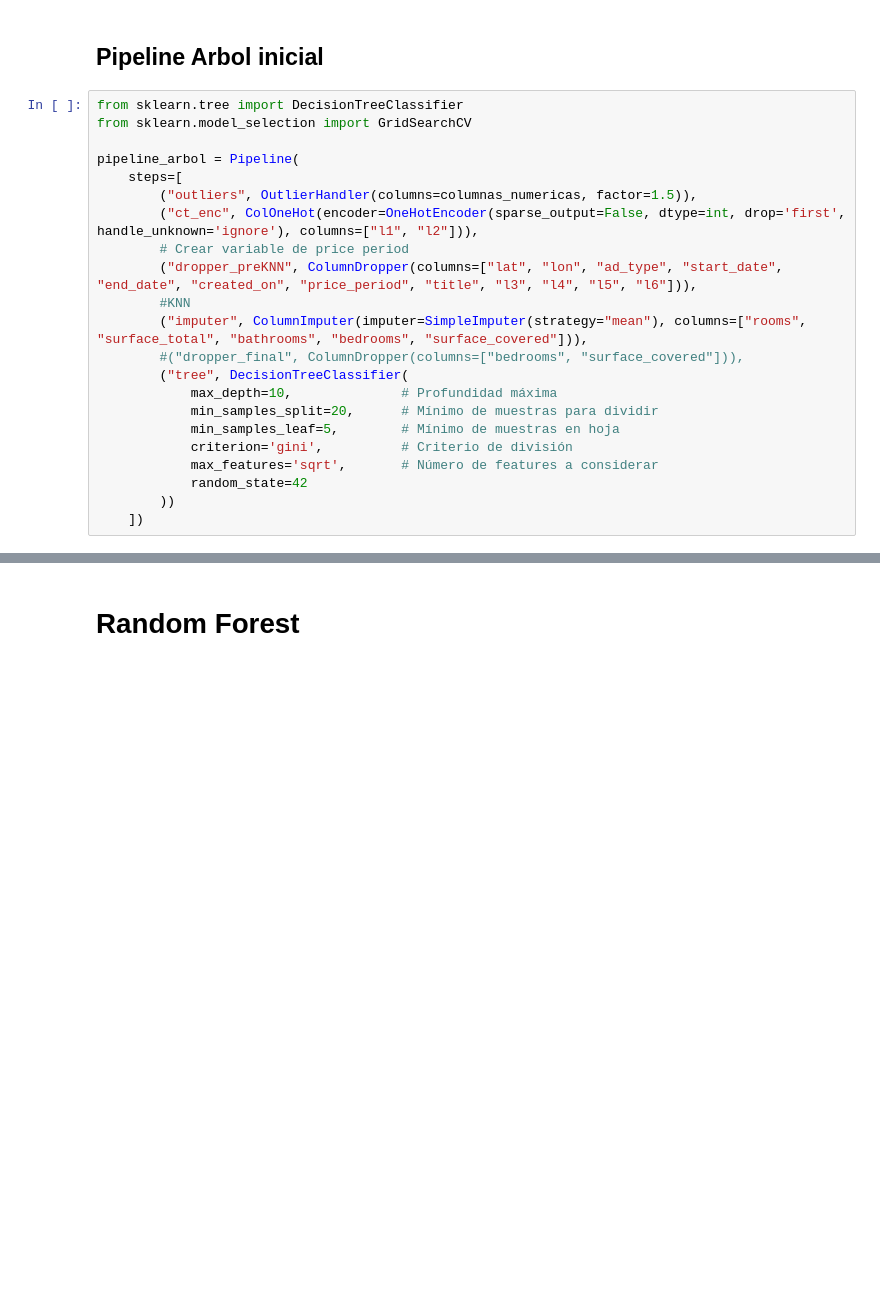
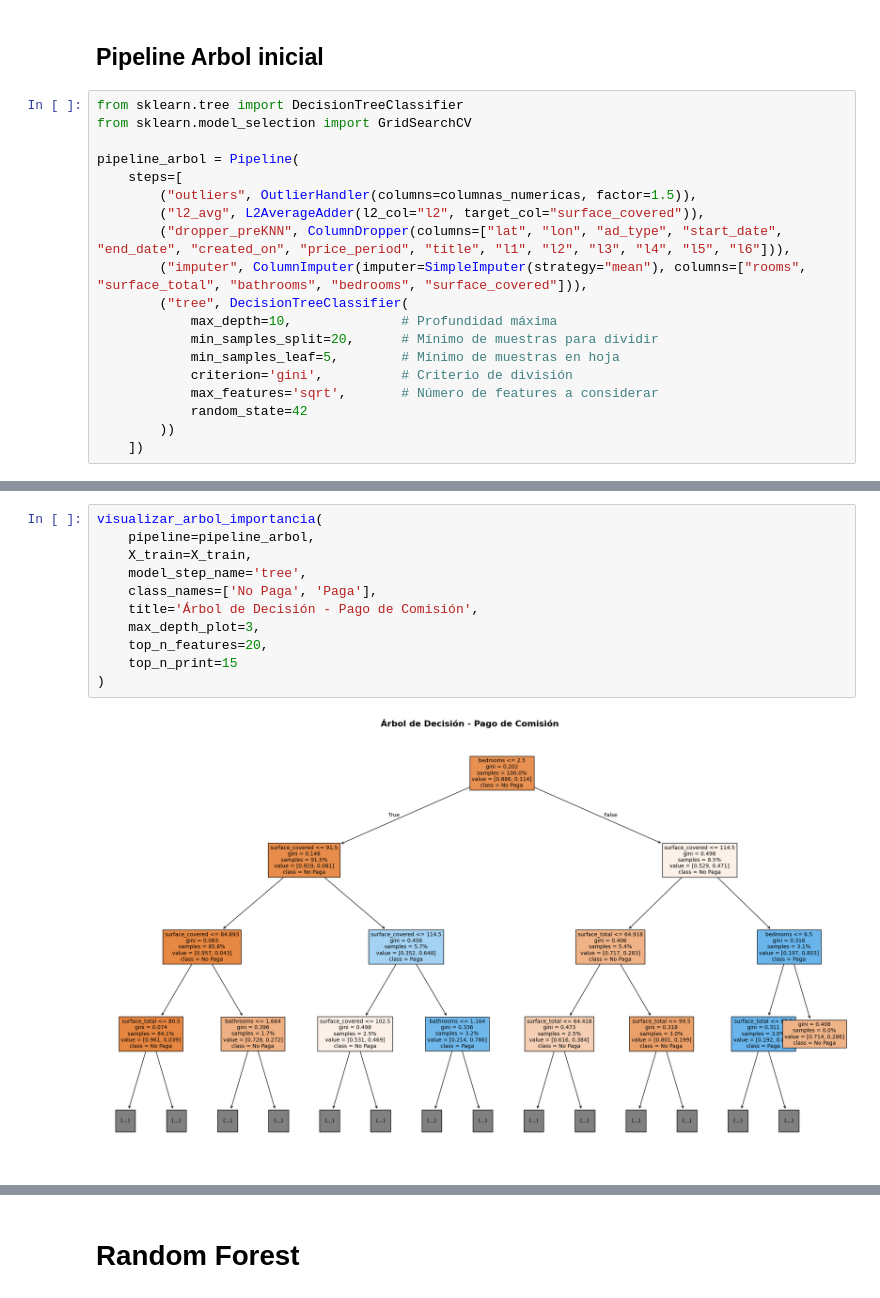
Before and after one commit to InakiMartinez/ciencia_de_datos_2c2025, a Jupyter notebook: Modelos.ipynb, the cells around one changed output, grey strips where cells are left out. Cells and saved outputs as stored; diff of their text form; blank space fills up the shorter version.

Commit message:
agrego el transformer que crea una variable con el promedio de l2. Emprolijo

```diff
--- a/Modelos.ipynb
+++ b/Modelos.ipynb
@@ -442,12 +784,9 @@ from sklearn.model_selection import GridSearchCV
 pipeline_arbol = Pipeline(
     steps=[
         ("outliers", OutlierHandler(columns=columnas_numericas, factor=1.5)),
-        ("ct_enc", ColOneHot(encoder=OneHotEncoder(sparse_output=False, dtype=int, drop='first', handle_unknown='ignore'), columns=["l1", "l2"])),
-        # Crear variable de price period
-        ("dropper_preKNN", ColumnDropper(columns=["lat", "lon", "ad_type", "start_date", "end_date", "created_on", "price_period", "title", "l3", "l4", "l5", "l6"])),
-        #KNN
+        ("l2_avg", L2AverageAdder(l2_col="l2", target_col="surface_covered")),
+        ("dropper_preKNN", ColumnDropper(columns=["lat", "lon", "ad_type", "start_date", "end_date", "created_on", "price_period", "title", "l1", "l2", "l3", "l4", "l5", "l6"])),
         ("imputer", ColumnImputer(imputer=SimpleImputer(strategy="mean"), columns=["rooms", "surface_total", "bathrooms", "bedrooms", "surface_covered"])),
-        #("dropper_final", ColumnDropper(columns=["bedrooms", "surface_covered"])),
         ("tree", DecisionTreeClassifier(
             max_depth=10,              # Profundidad máxima
             min_samples_split=20,      # Mínimo de muestras para dividir
@@ -702,0 +882,13 @@ weighted avg       0.92      0.92      0.92     23096
+# %%
+visualizar_arbol_importancia(
+    pipeline=pipeline_arbol,
+    X_train=X_train,
+    model_step_name='tree',
+    class_names=['No Paga', 'Paga'],
+    title='Árbol de Decisión - Pago de Comisión',
+    max_depth_plot=3,
+    top_n_features=20,
+    top_n_print=15
+)
+# %% [output]
+[figure, added]
```
Also changed, not shown: parts of 54 cells of this notebook.
